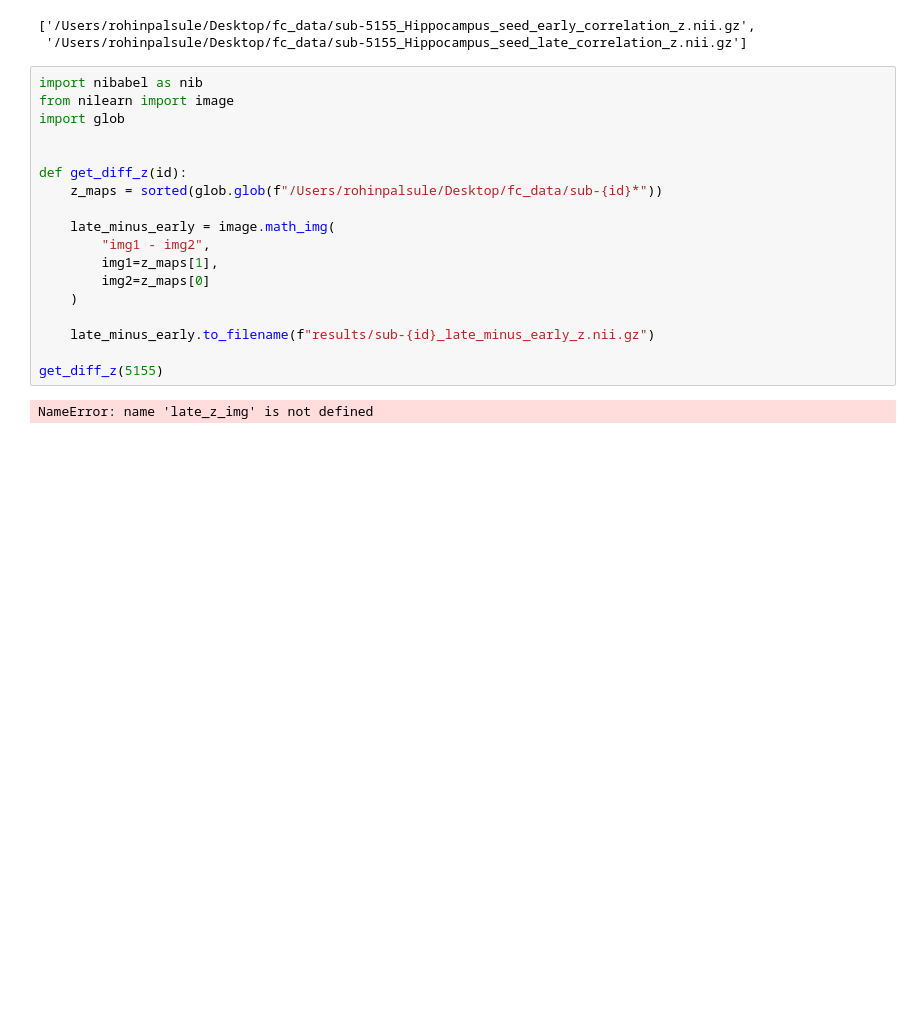
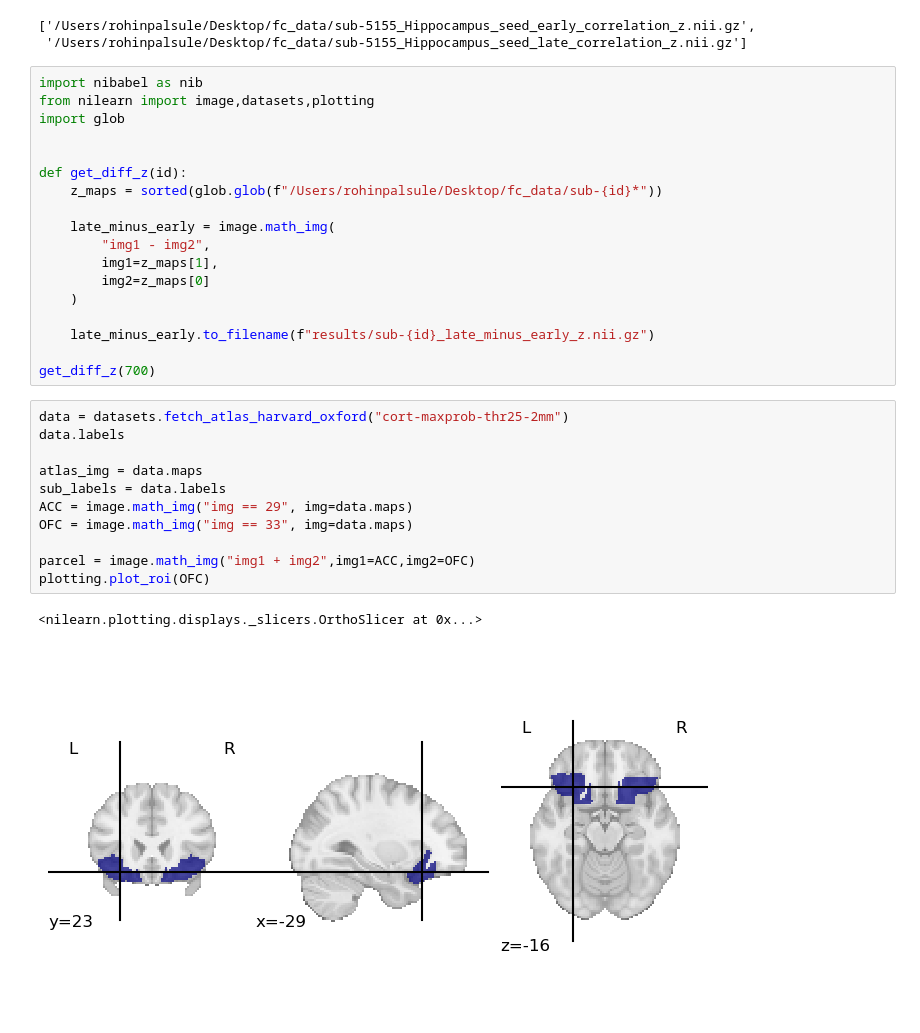
Before and after one commit to RohinPalsule/R01-Analysis-fMRI, a Jupyter notebook: FuncCon/seed_con_Test.ipynb, the cells around one changed output. Saved outputs shown, nothing was run; the diff lists cells and outputs as text; blank space fills up the shorter version.

```diff
--- a/FuncCon/seed_con_Test.ipynb
+++ b/FuncCon/seed_con_Test.ipynb
@@ -57,7 +57,7 @@ numpy.float64
  '/Users/rohinpalsule/Desktop/fc_data/sub-5155_Hippocampus_seed_late_correlation_z.nii.gz']
 # %%
 import nibabel as nib
-from nilearn import image
+from nilearn import image,datasets,plotting
 import glob
 
 
@@ -72,6 +72,18 @@ def get_diff_z(id):
 
     late_minus_early.to_filename(f"results/sub-{id}_late_minus_early_z.nii.gz")
 
-get_diff_z(5155)
+get_diff_z(700)
-# %% [output]
-NameError: name 'late_z_img' is not defined
+# %%
+data = datasets.fetch_atlas_harvard_oxford("cort-maxprob-thr25-2mm")
+data.labels
+
+atlas_img = data.maps
+sub_labels = data.labels
+ACC = image.math_img("img == 29", img=data.maps)
+OFC = image.math_img("img == 33", img=data.maps)
+
+parcel = image.math_img("img1 + img2",img1=ACC,img2=OFC)
+plotting.plot_roi(OFC)
+# %% [output]
+<nilearn.plotting.displays._slicers.OrthoSlicer at 0x...>
+[figure, added]
```
Also changed, not shown: parts of 2 cells of this notebook, 4 other files.
